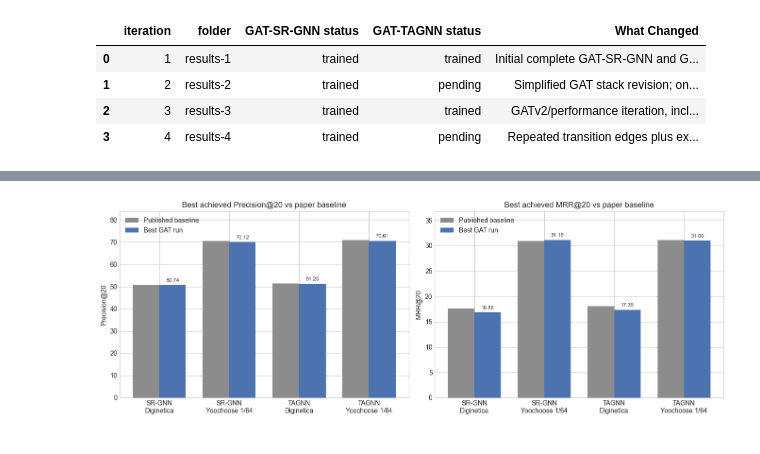
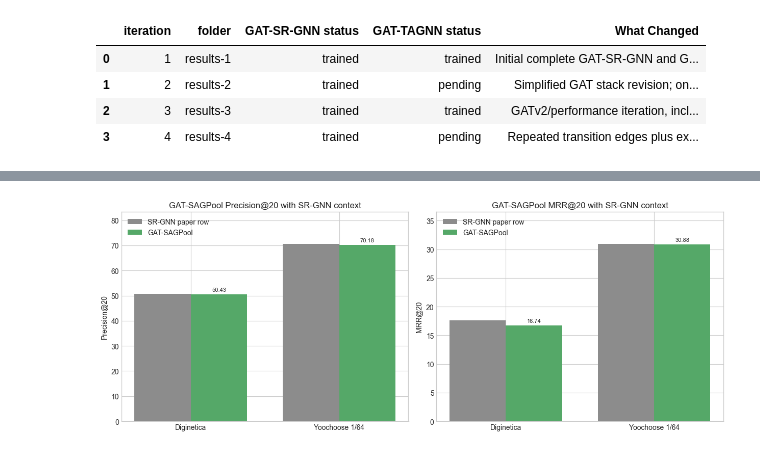
Before and after one commit to karolbystrek/Session-based-Recommendation-with-Graph-Attention-Networks, a Jupyter notebook: results_analysis.ipynb, the cells around one changed output, grey strips where cells are left out. Drawn from its saved outputs; the diff is of its cells as text; code cells hidden in the pictures.

Commit message:
Add GAT-SAGPool results to results analysis

```diff
--- a/results_analysis.ipynb
+++ b/results_analysis.ipynb
@@ -205,6 +189,15 @@ for run in ITERATIONS:
         if loaded is not None:
             run_frames.append(loaded)
 
+sagpool_results = load_result_file(
+    PROJECT_ROOT / "results-gat-sagpool" / "gat_sagpool_results.csv",
+    "GAT-SAGPool",
+    1,
+    "results-gat-sagpool",
+)
+if sagpool_results is not None:
+    run_frames.append(sagpool_results)
+
 all_runs = (
     pd.concat(run_frames, ignore_index=True)
     .sort_values(["model", "dataset", "iteration"])
@@ -249,6 +244,7 @@ for (model, dataset), group in all_runs.groupby(["model", "dataset"], sort=False
         "best_iteration": int(best["iteration"]),
         "folder": best["folder"],
         "reference_method": reference_method,
+        "comparison_note": COMPARISON_NOTE[model],
         "test_precision@20": best["test_precision@20"],
         "reference_precision@20": reference_precision,
         "delta_precision@20": best["test_precision@20"] - reference_precision,
@@ -265,5 +261,8 @@ best_vs_baseline = (
     .reset_index(drop=True)
 )
 best_vs_baseline.to_csv(PRESENTATION_DIR / "best_vs_baseline.csv", index=False)
+
+gat_sagpool_architecture_results = all_runs[all_runs["model"] == "GAT-SAGPool"].copy()
+gat_sagpool_architecture_results.to_csv(PRESENTATION_DIR / "gat_sagpool_architecture_results.csv", index=False)
 best_vs_baseline
 # %% [output]
@@ -275,50 +425,22 @@ best_vs_baseline
 # %%
-plot_best = best_vs_baseline.copy()
-plot_best["label"] = (
-    plot_best["model"].str.replace("GAT-", "", regex=False)
-    + "\n"
-    + plot_best["dataset"]
-)
-fig, axes = plt.subplots(1, 2, figsize=(13.5, 4.8))
-plot_specs = [
-    (
-        "test_precision@20",
-        "reference_precision@20",
-        "Precision@20",
-        "Best achieved Precision@20 vs paper baseline",
-    ),
-    (
-        "test_mrr@20",
-        "reference_mrr@20",
-        "MRR@20",
-        "Best achieved MRR@20 vs paper baseline",
-    ),
-]
-for ax, (metric, reference_metric, ylabel, title) in zip(axes, plot_specs):
-    x_positions = list(range(len(plot_best)))
+sagpool_context = best_vs_baseline[best_vs_baseline["model"] == "GAT-SAGPool"].copy()
+fig, axes = plt.subplots(1, 2, figsize=(12.5, 4.8))
+for ax, metric, reference_metric, ylabel in [
+    (axes[0], "test_precision@20", "reference_precision@20", "Precision@20"),
+    (axes[1], "test_mrr@20", "reference_mrr@20", "MRR@20"),
+]:
+    x_positions = list(range(len(sagpool_context)))
     width = 0.38
-    ax.bar(
-        [x - width / 2 for x in x_positions],
-        plot_best[reference_metric],
-        width=width,
-        label="Published baseline",
-        color="#8c8c8c",
-    )
-    bars = ax.bar(
-        [x + width / 2 for x in x_positions],
-        plot_best[metric],
-        width=width,
-        label="Best GAT run",
-        color="#4c72b0",
-    )
-    ax.set_xticks(x_positions, plot_best["label"])
+    ax.bar([x - width / 2 for x in x_positions], sagpool_context[reference_metric], width=width, label="SR-GNN paper row", color="#8c8c8c")
+    bars = ax.bar([x + width / 2 for x in x_positions], sagpool_context[metric], width=width, label="GAT-SAGPool", color="#55a868")
+    ax.set_xticks(x_positions, sagpool_context["dataset"])
+    ax.set_title(f"GAT-SAGPool {ylabel} with SR-GNN context")
     ax.set_ylabel(ylabel)
-    ax.set_title(title)
     ax.legend()
     ax.bar_label(bars, fmt="%.2f", padding=3, fontsize=8)
     ax.margins(y=0.18)
 fig.tight_layout()
-fig.savefig(PRESENTATION_DIR / "best_vs_baseline.png", dpi=180, bbox_inches="tight")
+fig.savefig(PRESENTATION_DIR / "gat_sagpool_baseline_context.png", dpi=180, bbox_inches="tight")
 plt.show()
 # %% [output]
-[figure, old version]
+[figure, new version]
```
Also changed, not shown: parts of 24 cells of this notebook, 13 other files.
